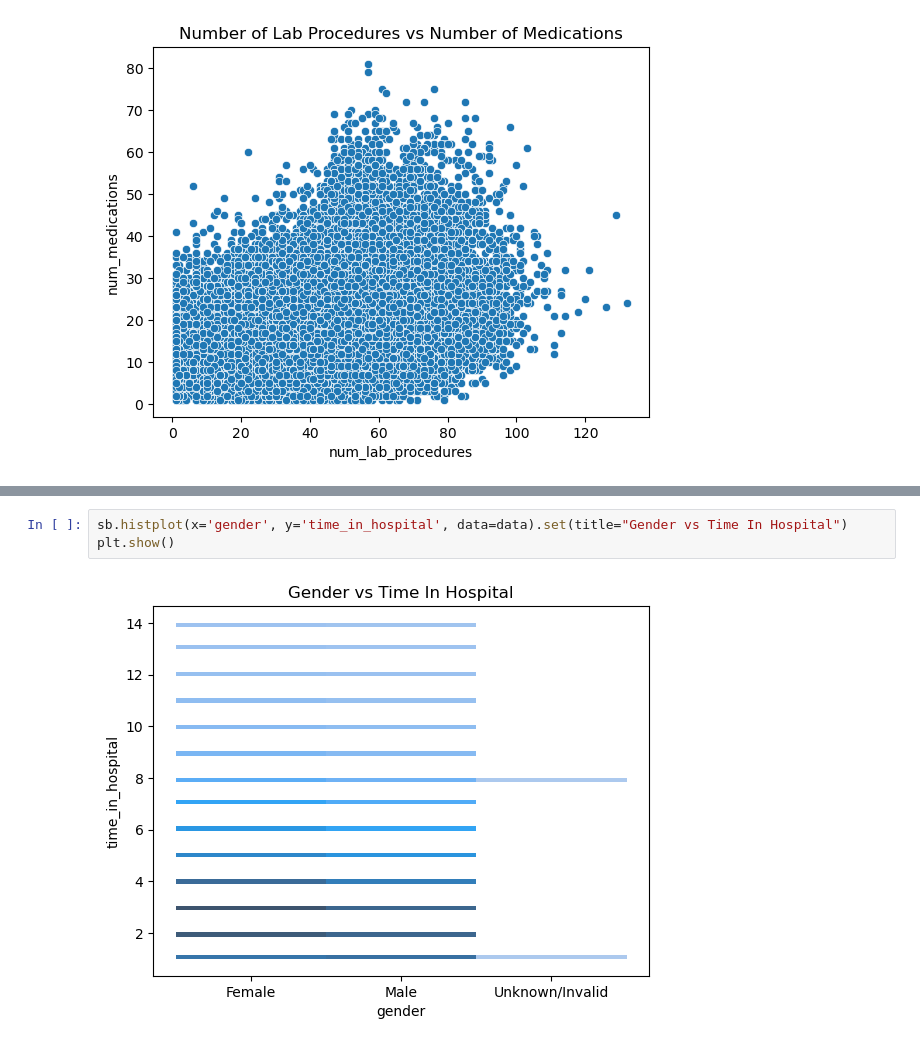
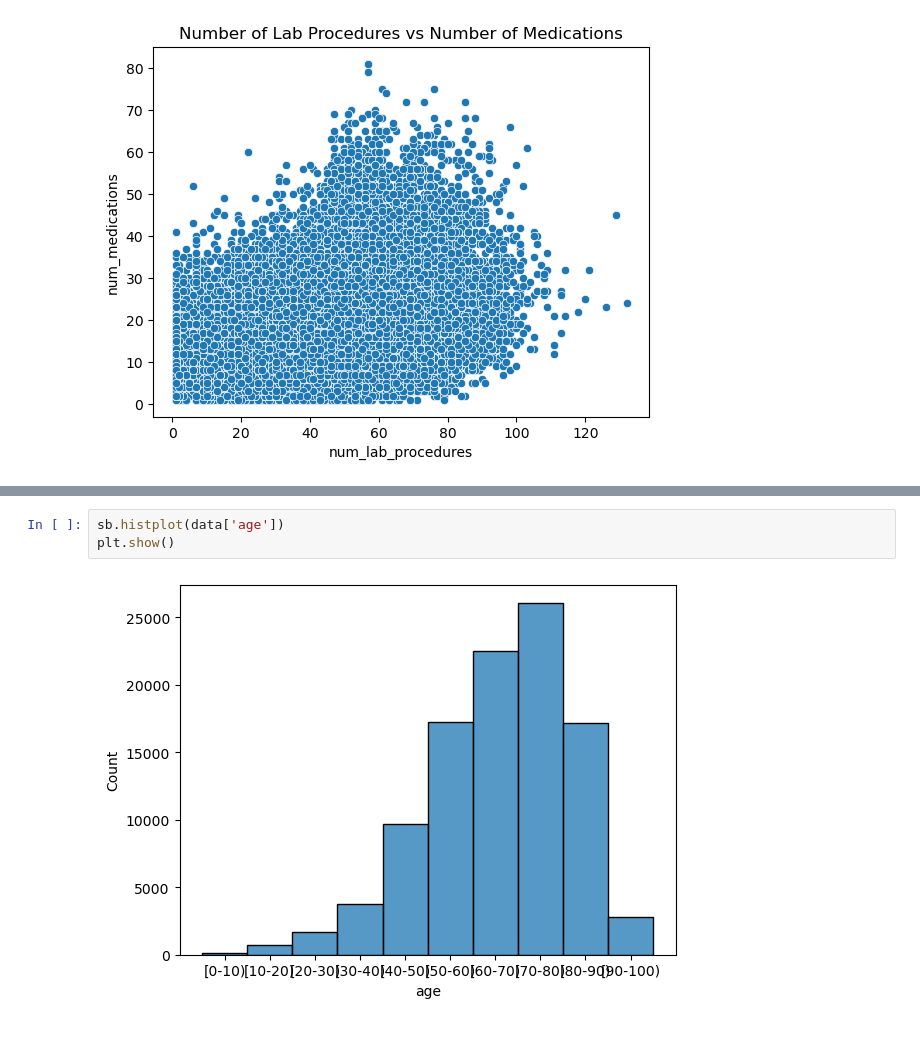
Before and after one commit to nditanaka/cs-520-90-diabetes-readmissions, a Jupyter notebook: notebook.ipynb, the cells around one changed output, grey strips where cells are left out. Drawn from its saved outputs; the diff is of its cells as text.

```diff
--- a/notebook.ipynb
+++ b/notebook.ipynb
@@ -131,5 +126,5 @@ plt.show()
-# %%
-sb.histplot(x='gender', y='time_in_hospital', data=data).set(title="Gender vs Time In Hospital")
-plt.show()
-# %% [output]
-[figure, removed]
+# %%
+sb.histplot(data['age'])
+plt.show()
+# %% [output]
+[figure, added]
```
Also changed, not shown: parts of 2 cells of this notebook.
